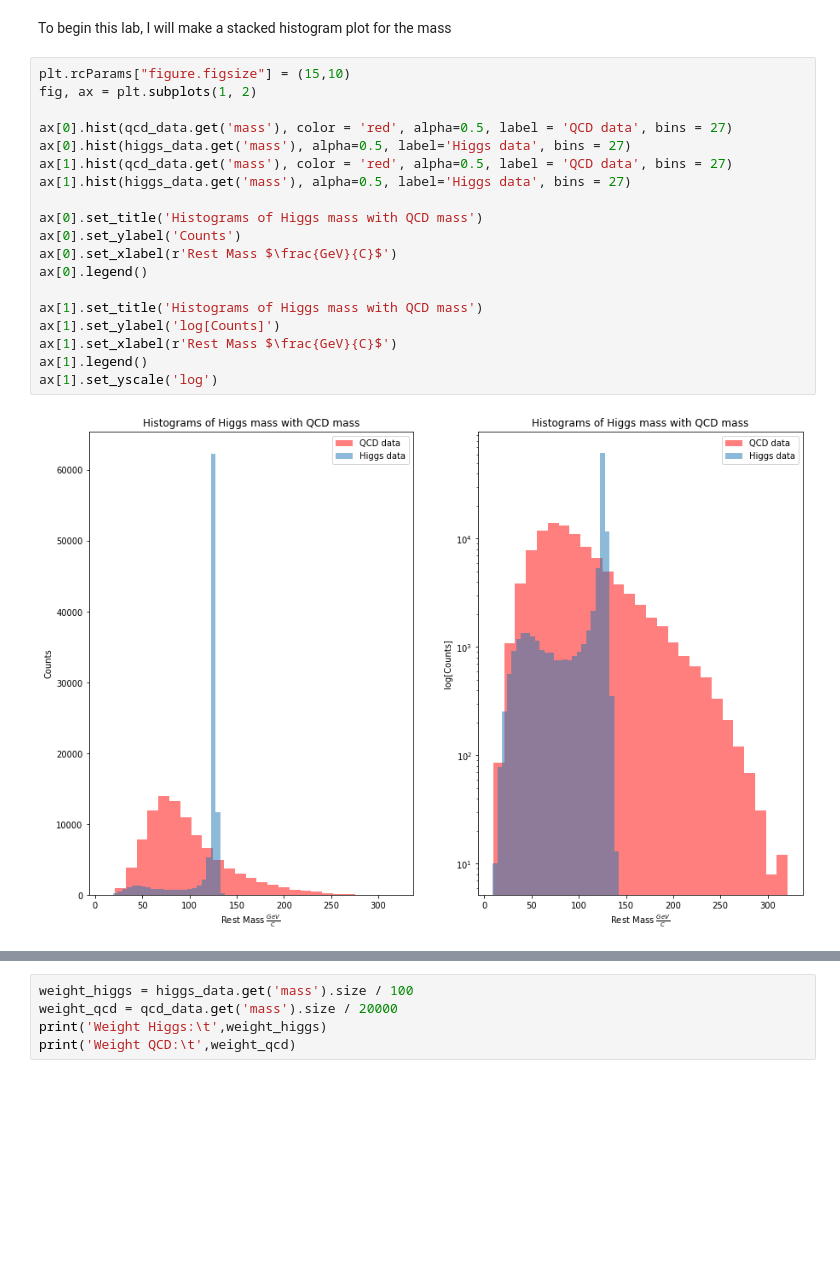
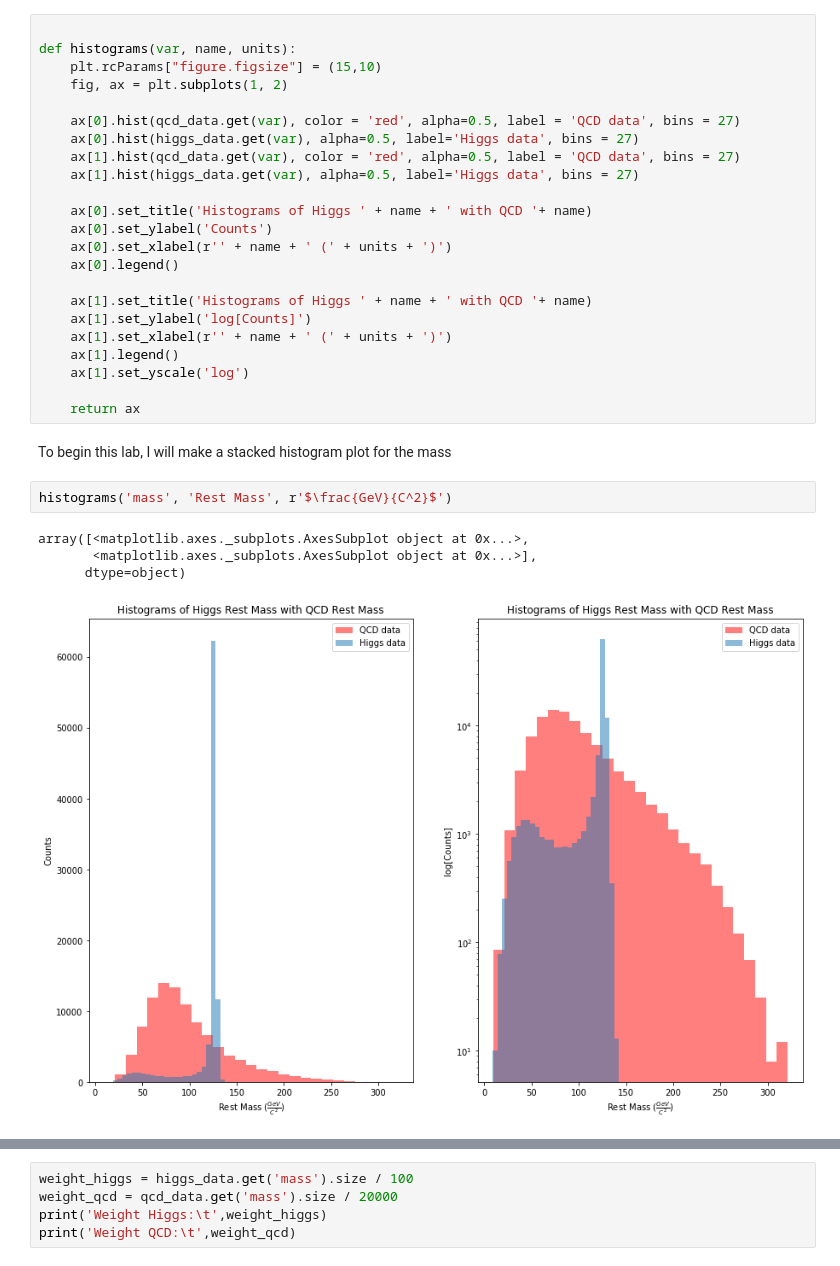
Before and after one commit to nsyochum/Physics-434, a Jupyter notebook: Lab_7/Lab_7.ipynb, the cells around one changed output, grey strips where cells are left out. Saved outputs shown, nothing was run; the diff lists cells and outputs as text; blank space fills up the shorter version.

```diff
--- a/Lab_7/Lab_7.ipynb
+++ b/Lab_7/Lab_7.ipynb
@@ -64,26 +24,35 @@ def histograms(var, name, units):
+# %%
+
+def histograms(var, name, units):
+    plt.rcParams["figure.figsize"] = (15,10)
+    fig, ax = plt.subplots(1, 2)
+
+    ax[0].hist(qcd_data.get(var), color = 'red', alpha=0.5, label = 'QCD data', bins = 27)
+    ax[0].hist(higgs_data.get(var), alpha=0.5, label='Higgs data', bins = 27)
+    ax[1].hist(qcd_data.get(var), color = 'red', alpha=0.5, label = 'QCD data', bins = 27)
+    ax[1].hist(higgs_data.get(var), alpha=0.5, label='Higgs data', bins = 27)
+
+    ax[0].set_title('Histograms of Higgs ' + name + ' with QCD '+ name)
+    ax[0].set_ylabel('Counts')
+    ax[0].set_xlabel(r'' + name + ' (' + units + ')')
+    ax[0].legend()
+
+    ax[1].set_title('Histograms of Higgs ' + name + ' with QCD '+ name)
+    ax[1].set_ylabel('log[Counts]')
+    ax[1].set_xlabel(r'' + name + ' (' + units + ')')
+    ax[1].legend()
+    ax[1].set_yscale('log')
+
+    return ax
 # %% [markdown]
 To begin this lab, I will make a stacked histogram plot for the mass
-# %%
-plt.rcParams["figure.figsize"] = (15,10)
-fig, ax = plt.subplots(1, 2)
-
-ax[0].hist(qcd_data.get('mass'), color = 'red', alpha=0.5, label = 'QCD data', bins = 27)
-ax[0].hist(higgs_data.get('mass'), alpha=0.5, label='Higgs data', bins = 27)
-ax[1].hist(qcd_data.get('mass'), color = 'red', alpha=0.5, label = 'QCD data', bins = 27)
-ax[1].hist(higgs_data.get('mass'), alpha=0.5, label='Higgs data', bins = 27)
-
-ax[0].set_title('Histograms of Higgs mass with QCD mass')
-ax[0].set_ylabel('Counts')
-ax[0].set_xlabel(r'Rest Mass $\frac{GeV}{C}$')
-ax[0].legend()
-
-ax[1].set_title('Histograms of Higgs mass with QCD mass')
-ax[1].set_ylabel('log[Counts]')
-ax[1].set_xlabel(r'Rest Mass $\frac{GeV}{C}$')
-ax[1].legend()
-ax[1].set_yscale('log')
-# %% [output]
-[figure, removed]
+# %%
+histograms('mass', 'Rest Mass', r'$\frac{GeV}{C^2}$')
+# %% [output]
+array([<matplotlib.axes._subplots.AxesSubplot object at 0x...>,
+       <matplotlib.axes._subplots.AxesSubplot object at 0x...>],
+      dtype=object)
+[figure, added]
 # %%
 background_count = 20000 # given in dataset
 total_count = background_count + 100 # given in dataset
```
Also changed, not shown: parts of 32 cells of this notebook.
